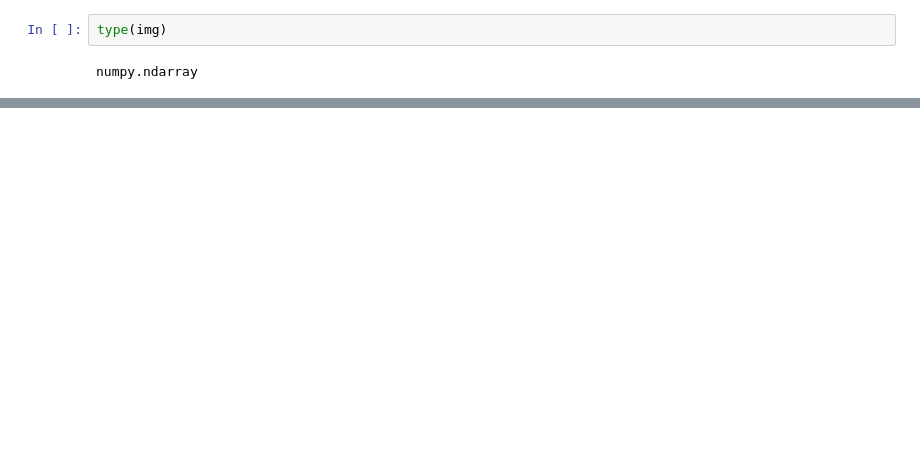
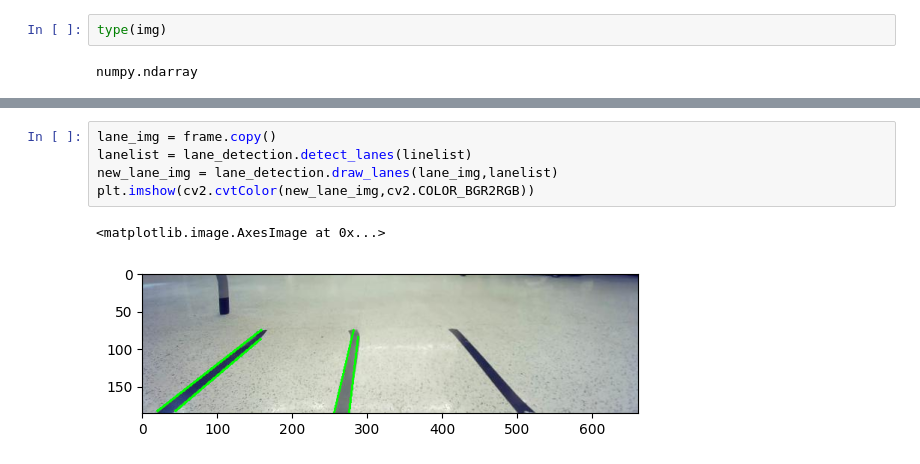
Before and after one commit to lilac613/cv-intro, a Jupyter notebook: network_stream_capture_notebook.ipynb, the cells around one changed output, grey strips where cells are left out. Saved outputs shown, nothing was run; the diff lists cells and outputs as text; blank space fills up the shorter version.

```diff
--- a/network_stream_capture_notebook.ipynb
+++ b/network_stream_capture_notebook.ipynb
@@ -53,0 +57,8 @@ plt.imshow(cv2.cvtColor(new_line_img,cv2.COLOR_BGR2RGB))'''
+# %%
+lane_img = frame.copy()
+lanelist = lane_detection.detect_lanes(linelist)
+new_lane_img = lane_detection.draw_lanes(lane_img,lanelist)
+plt.imshow(cv2.cvtColor(new_lane_img,cv2.COLOR_BGR2RGB))
+# %% [output]
+<matplotlib.image.AxesImage at 0x...>
+[figure, added]
```
Also changed, not shown: parts of 7 cells of this notebook, 3 other files.
